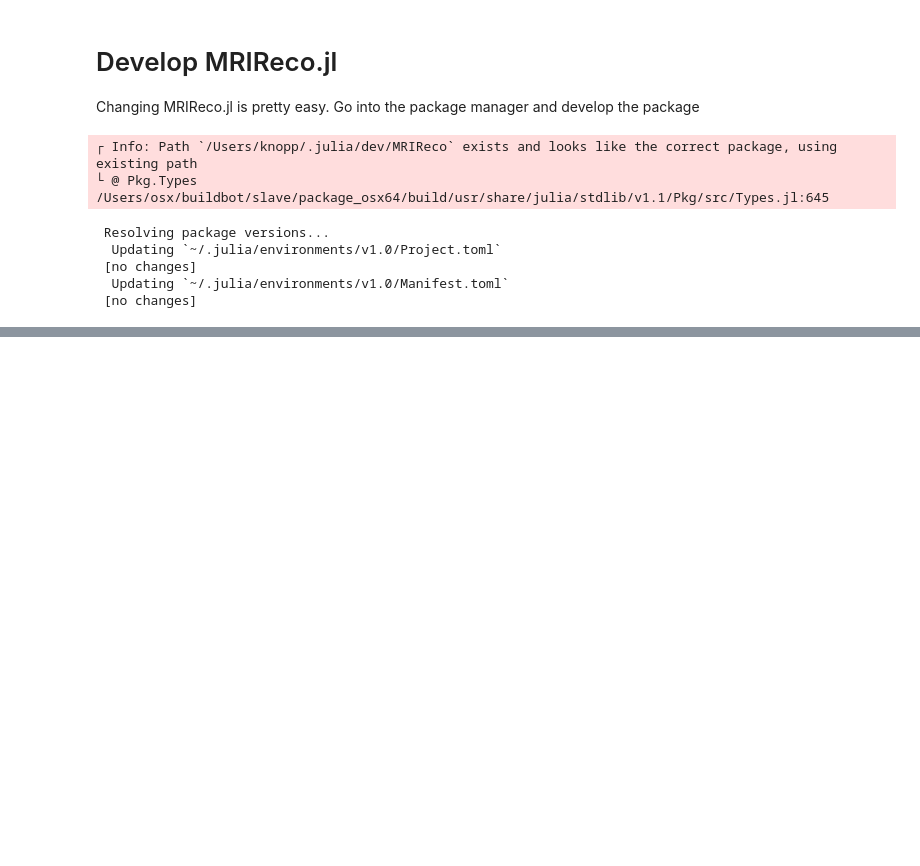
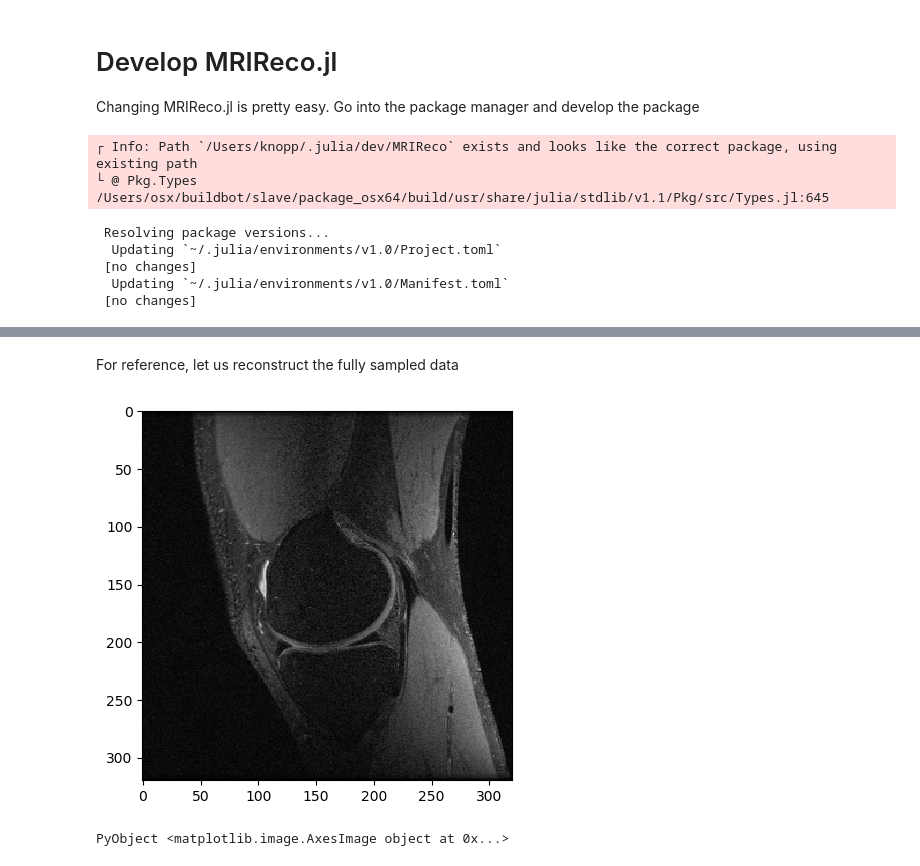
Before and after one commit to MagneticResonanceImaging/MRIRecoTutorial, a Jupyter notebook: MRIReco.ipynb, the cells around one changed output, grey strips where cells are left out. Drawn from its saved outputs; the diff is of its cells as text; code cells hidden in the pictures; blank space fills up the shorter version.

Commit message:
add examples on iterative reconstruction

```diff
--- a/MRIReco.ipynb
+++ b/MRIReco.ipynb
@@ -382,0 +408,5 @@ can be circumvented by using the `Revise.jl` package (loo at the Github page)
+# %%
+using MRIReco, PyPlot
+# load fully sampled data
+f = ISMRMRDFile("knee_3dFSE_slice170.h5")
+acqData = AcquisitionData(f);
@@ -382,0 +431,15 @@ can be circumvented by using the `Revise.jl` package (loo at the Github page)
+# %% [markdown]
+For reference, let us reconstruct the fully sampled data
+# %%
+# reconstruct
+params = Dict{Symbol, Any}()
+params[:reco] = "direct"
+params[:shape] = (320,320)
+img = reconstruction(acqData, params)
+img = sqrt.(sum(img.^2,dims=5))
+
+# show image
+imshow(abs.(img[:,:,1,1,1]),cmap="gray")
+# %% [output]
+[figure, added]
+PyObject <matplotlib.image.AxesImage object at 0x...>
```
Also changed, not shown: parts of 19 cells of this notebook, 1 other file.
